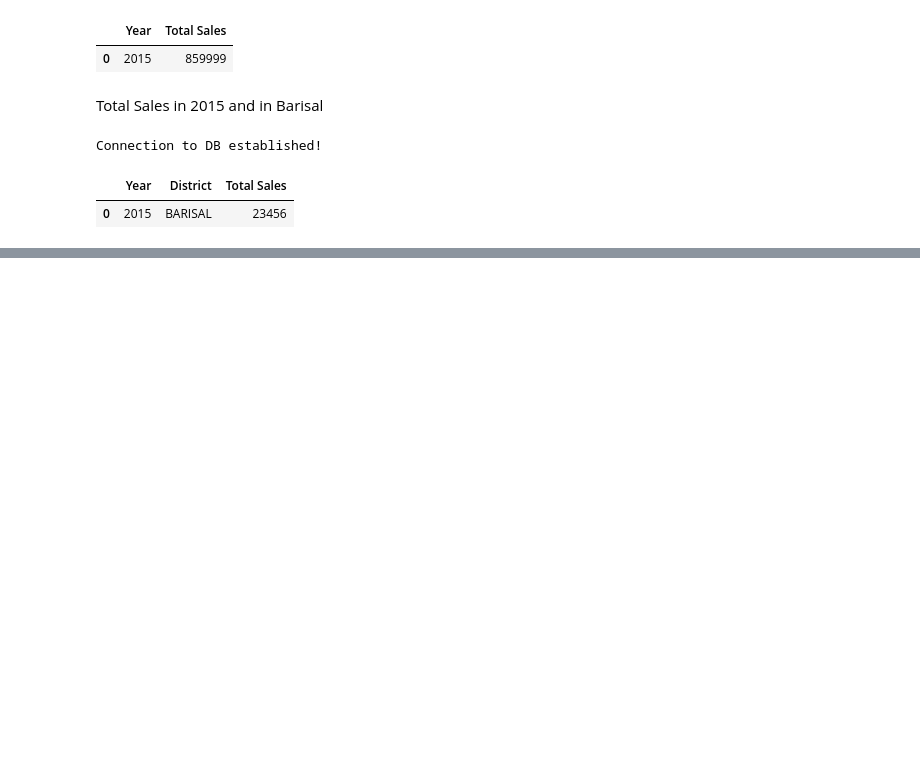
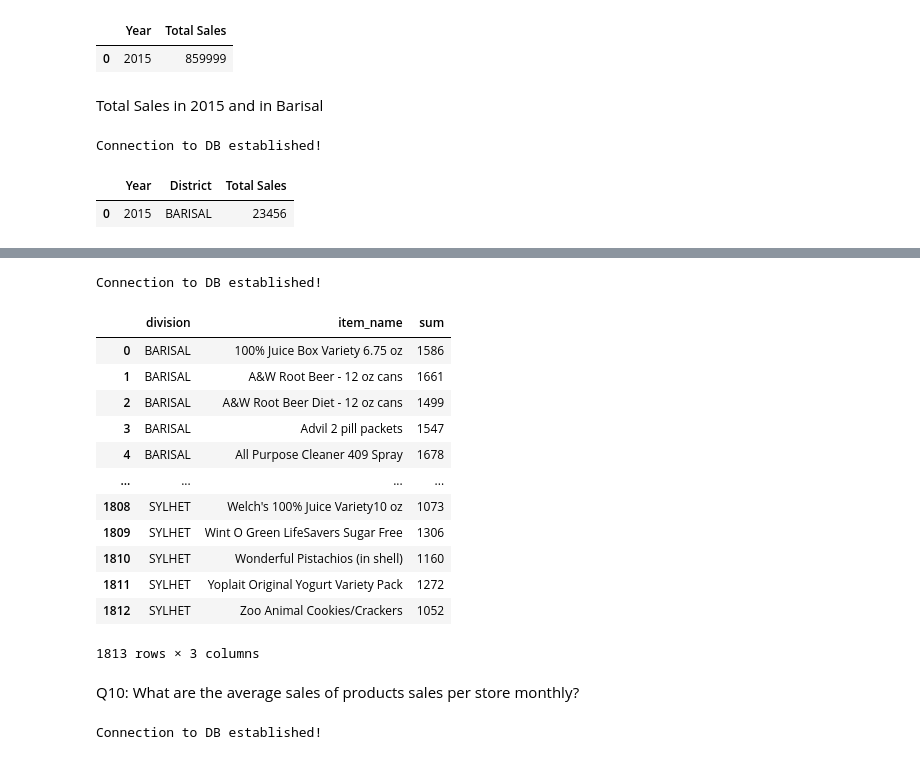
Before and after one commit to esrdlab-vinternship/HDA-5th-Round-vInternship, a Jupyter notebook: OLAP.ipynb, the cells around one changed output, grey strips where cells are left out. Saved outputs shown, nothing was run; the diff lists cells and outputs as text; code cells hidden in the pictures; blank space fills up the shorter version.

```diff
--- a/OLAP.ipynb
+++ b/OLAP.ipynb
@@ -299,0 +406,47 @@ total_sales_in_2015_and_barisal
+# %%
+con = PostgresConnection().getConnection()
+insert_stmt = """SELECT division, item_name, SUM(quantity)
+FROM star_schema.fact_table
+JOIN star_schema.store_dim ON store_dim.store_key = fact_table.store_key
+JOIN star_schema.item_dim ON item_dim.item_key = fact_table.item_key
+GROUP BY division, item_dim.item_name"""
+cur = con.cursor()
+# psycopg2.extras.execute_batch(cur, insert_stmt, fact_data.values)
+total_sales_geographically = pd.read_sql_query(insert_stmt, con)
+con.commit()
+cur.close()
+# %% [output]
+Connection to DB established!
+# %%
+total_sales_geographically
+# %% [output]
+|  | division | item_name | sum |
+| 0 | BARISAL | 100% Juice Box Variety 6.75 oz | 1586 |
+| 1 | BARISAL | A&W Root Beer - 12 oz cans | 1661 |
+| 2 | BARISAL | A&W Root Beer Diet - 12 oz cans | 1499 |
+| 3 | BARISAL | Advil 2 pill packets | 1547 |
+| 4 | BARISAL | All Purpose Cleaner 409 Spray | 1678 |
+| ... | ... | ... | ... |
+| 1808 | SYLHET | Welch's 100% Juice Variety10 oz | 1073 |
+| 1809 | SYLHET | Wint O Green LifeSavers Sugar Free | 1306 |
+| 1810 | SYLHET | Wonderful Pistachios (in shell) | 1160 |
+| 1811 | SYLHET | Yoplait Original Yogurt Variety Pack | 1272 |
+| 1812 | SYLHET | Zoo Animal Cookies/Crackers | 1052 |
+1813 rows × 3 columns
+# %% [markdown]
+Q10: What are the average sales of products sales per store monthly?
+# %%
+con = PostgresConnection().getConnection()
+insert_stmt = """SELECT supplier, month, AVG(quantity)
+FROM star_schema.fact_table
+JOIN star_schema.item_dim ON item_dim.item_key = fact_table.item_key
+JOIN star_schema.time_data ON time_data.time_key = fact_table.time_key
+GROUP BY item_dim.supplier, time_data."month"
+ORDER By item_dim.supplier"""
+cur = con.cursor()
+# psycopg2.extras.execute_batch(cur, insert_stmt, fact_data.values)
+avg_sales_prod = pd.read_sql_query(insert_stmt, con)
+con.commit()
+cur.close()
+# %% [output]
+Connection to DB established!
```
Also changed, not shown: parts of 12 cells of this notebook, 1 other file.
